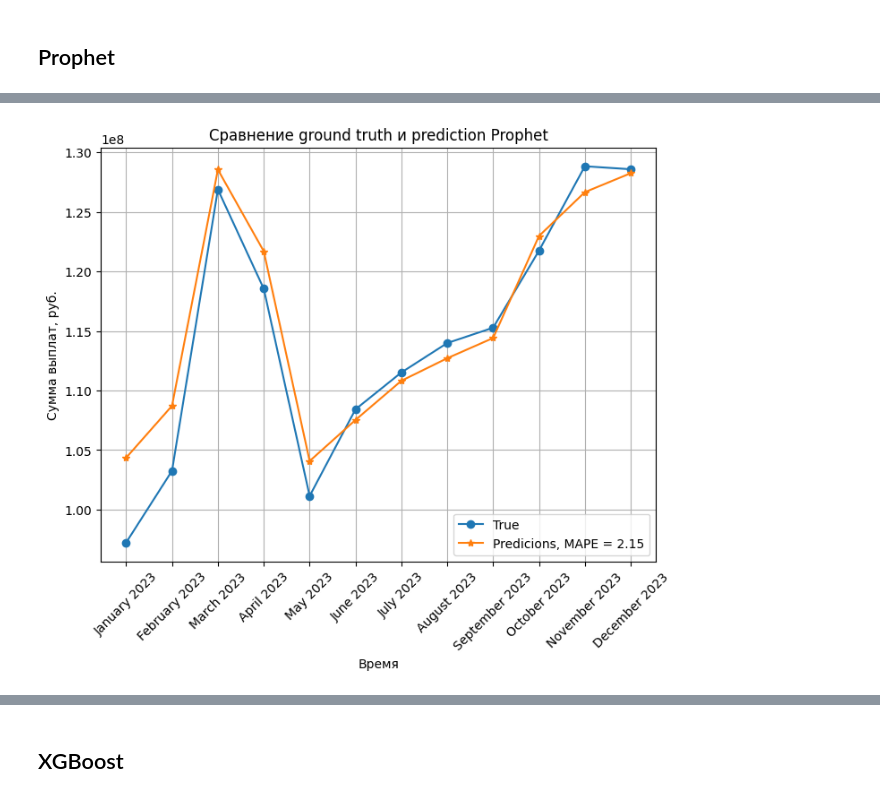
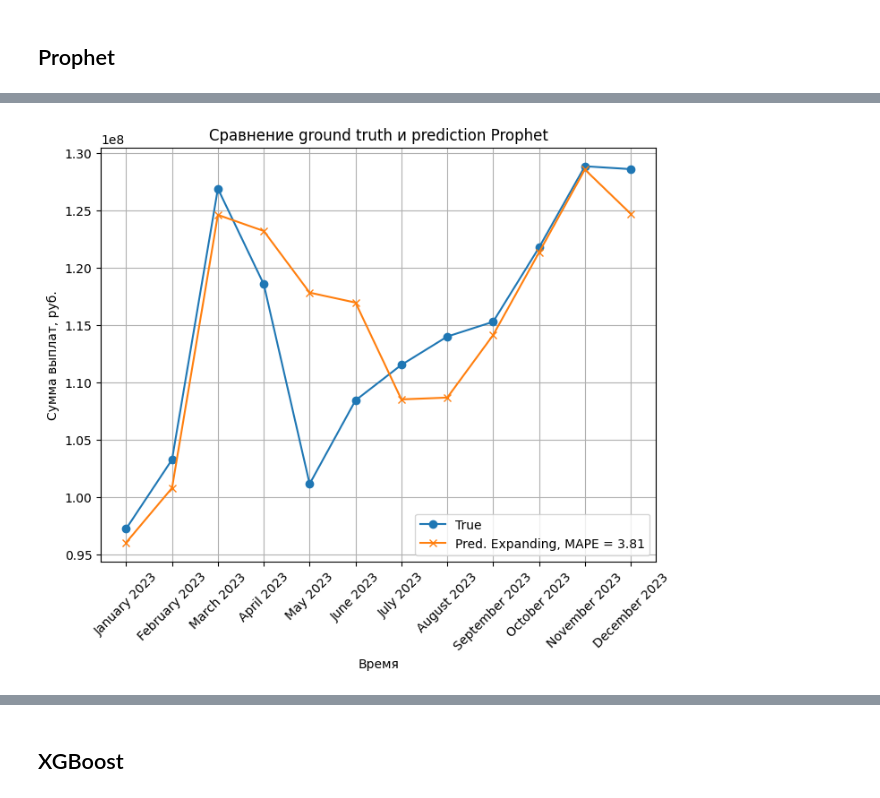
Before and after one commit to ATHigh/RiskPredict-Sber, a Jupyter notebook: solution.ipynb, the cells around one changed output, grey strips where cells are left out. Cells and saved outputs as stored; diff of their text form; code cells hidden in the pictures.

```diff
--- a/solution.ipynb
+++ b/solution.ipynb
@@ -829,6 +738,0 @@ def monthly_forecast_with_regressors(df, start_date, end_date):
-# %%
-monthly_forecast = monthly_forecast_with_regressors(
-    df_4prophet,
-    start_date="2023-01-01",
-    end_date="2023-12-31"
-)
@@ -853,14 +842,16 @@ monthly_forecast = monthly_forecast_with_regressors(
 # %%
 plt.figure(figsize=(8,6))
 plt.plot(ground_truth['service_date'], ground_truth['service_amount_net'], label='True', marker='o')
-plt.plot(monthly_forecast['yhat'], label=f"Predicions, MAPE = {round(mean_absolute_percentage_error(ground_truth['service_amount_net'], monthly_forecast['yhat'])*100,2)}",
-         marker='*')
+plt.plot(prophet_months['service_amount_net'], label=f"Pred. Expanding, MAPE = {round(mean_absolute_percentage_error(ground_truth['service_amount_net'], prophet_months['service_amount_net'])*100,2)}",
+         marker='x')
+# plt.plot(prophet_months_roll_window['service_amount_net'], label=f"Pred. Rolling, MAPE = {round(mean_absolute_percentage_error(ground_truth['service_amount_net'], prophet_months_roll_window['service_amount_net'])*100,2)}",
+#          marker='*')
 plt.title('Сравнение ground truth и prediction Prophet')
 plt.xlabel('Время')
 plt.xticks(rotation=45)
 plt.ylabel('Сумма выплат, руб.')
 plt.legend()
 plt.grid()
 # %% [output]
-[figure, old version]
+[figure, new version]
 # %%
```
Also changed, not shown: parts of 29 cells of this notebook.
